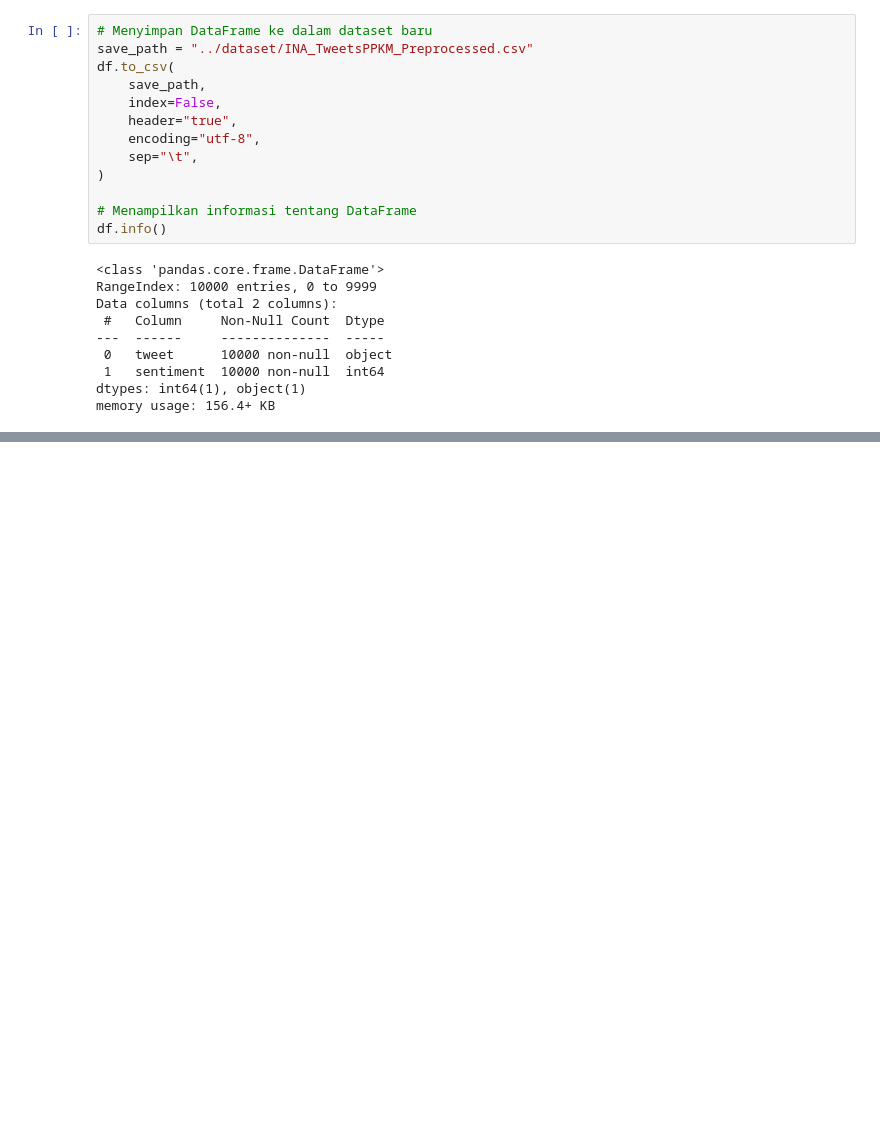
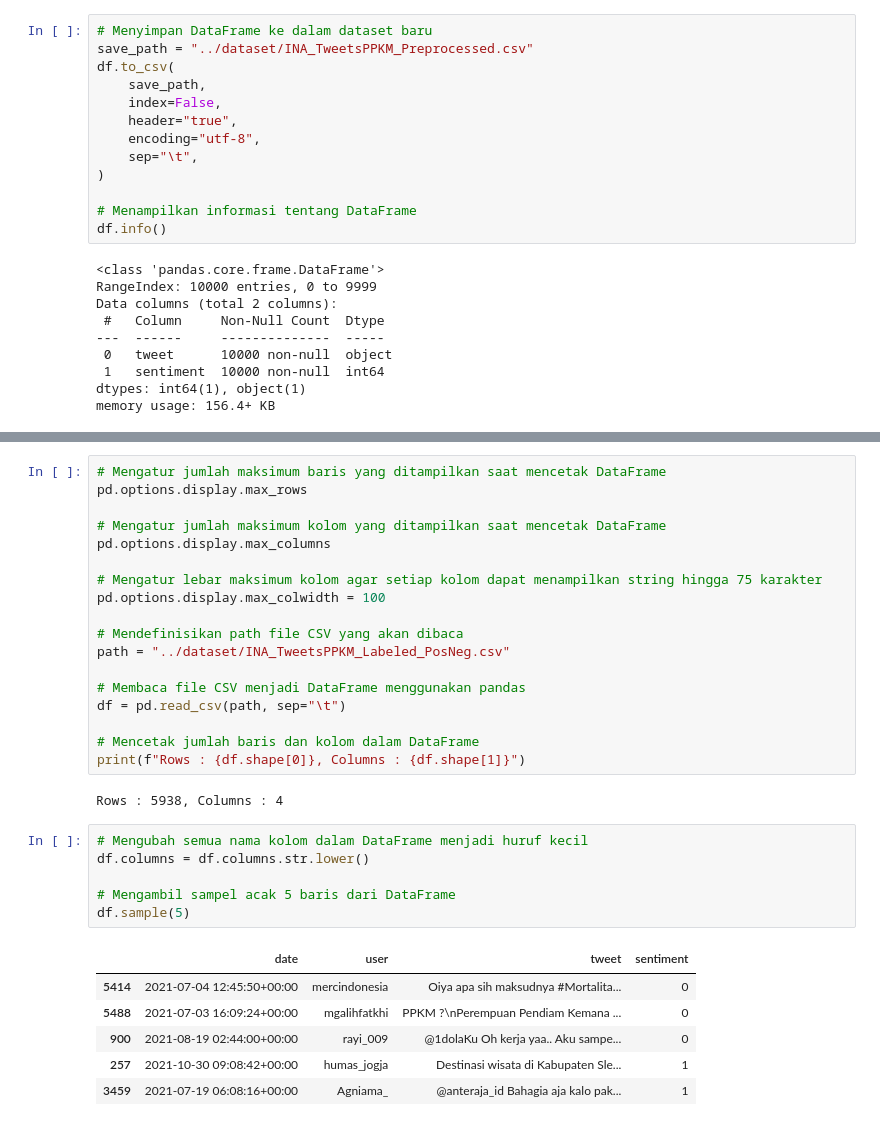
Before and after one commit to anggawidiarta/SentimentAnalysis-XGBoost, a Jupyter notebook: code/preprocessing_data.ipynb, the cells around one changed output, grey strips where cells are left out. Drawn from its saved outputs; the diff is of its cells as text; blank space fills up the shorter version.

```diff
--- a/code/preprocessing_data.ipynb
+++ b/code/preprocessing_data.ipynb
@@ -342,0 +361,33 @@ memory usage: 156.4+ KB
+# %%
+# Mengatur jumlah maksimum baris yang ditampilkan saat mencetak DataFrame
+pd.options.display.max_rows
+
+# Mengatur jumlah maksimum kolom yang ditampilkan saat mencetak DataFrame
+pd.options.display.max_columns
+
+# Mengatur lebar maksimum kolom agar setiap kolom dapat menampilkan string hingga 75 karakter
+pd.options.display.max_colwidth = 100
+
+# Mendefinisikan path file CSV yang akan dibaca
+path = "../dataset/INA_TweetsPPKM_Labeled_PosNeg.csv"
+
+# Membaca file CSV menjadi DataFrame menggunakan pandas
+df = pd.read_csv(path, sep="\t")
+
+# Mencetak jumlah baris dan kolom dalam DataFrame
+print(f"Rows : {df.shape[0]}, Columns : {df.shape[1]}")
+# %% [output]
+Rows : 5938, Columns : 4
+# %%
+# Mengubah semua nama kolom dalam DataFrame menjadi huruf kecil
+df.columns = df.columns.str.lower()
+
+# Mengambil sampel acak 5 baris dari DataFrame
+df.sample(5)
+# %% [output]
+|  | date | user | tweet | sentiment |
+| 5414 | 2021-07-04 12:45:50+00:00 | mercindonesia | Oiya apa sih maksudnya #Mortalita... | 0 |
+| 5488 | 2021-07-03 16:09:24+00:00 | mgalihfatkhi | PPKM ?\nPerempuan Pendiam Kemana ... | 0 |
+| 900 | 2021-08-19 02:44:00+00:00 | rayi_009 | @1dolaKu Oh kerja yaa.. Aku sampe... | 0 |
+| 257 | 2021-10-30 09:08:42+00:00 | humas_jogja | Destinasi wisata di Kabupaten Sle... | 1 |
+| 3459 | 2021-07-19 06:08:16+00:00 | Agniama_ | @anteraja_id Bahagia aja kalo pak... | 1 |
```
Also changed, not shown: parts of 24 cells of this notebook, 2 other files.
